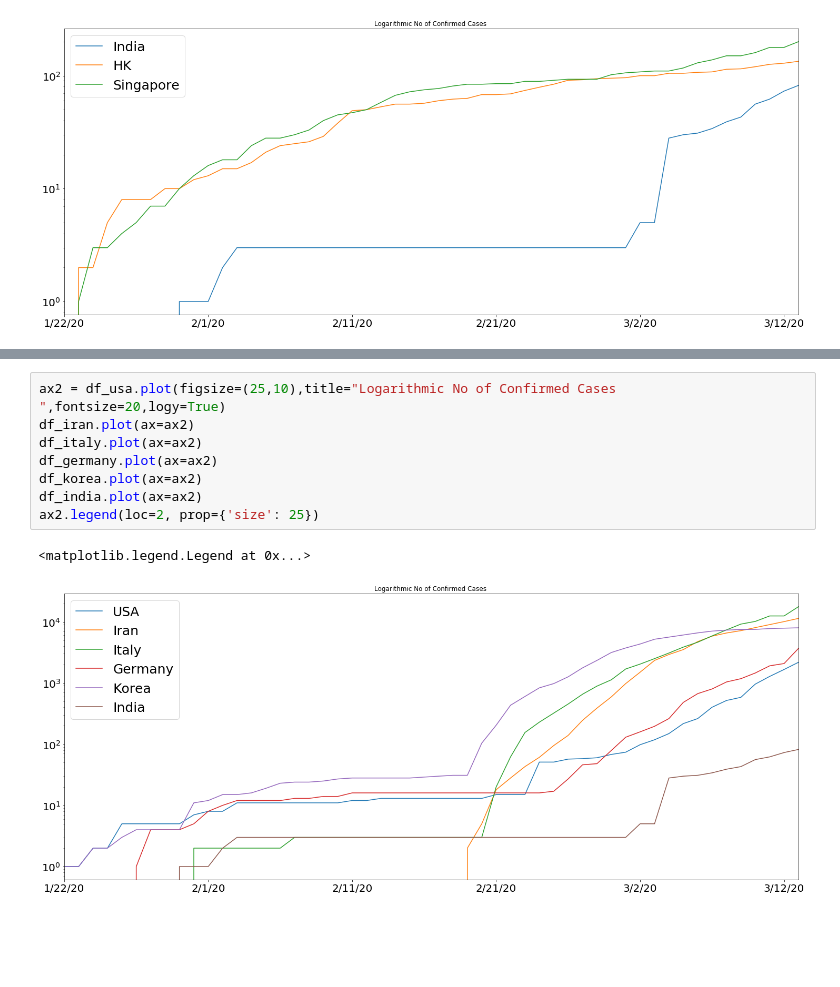
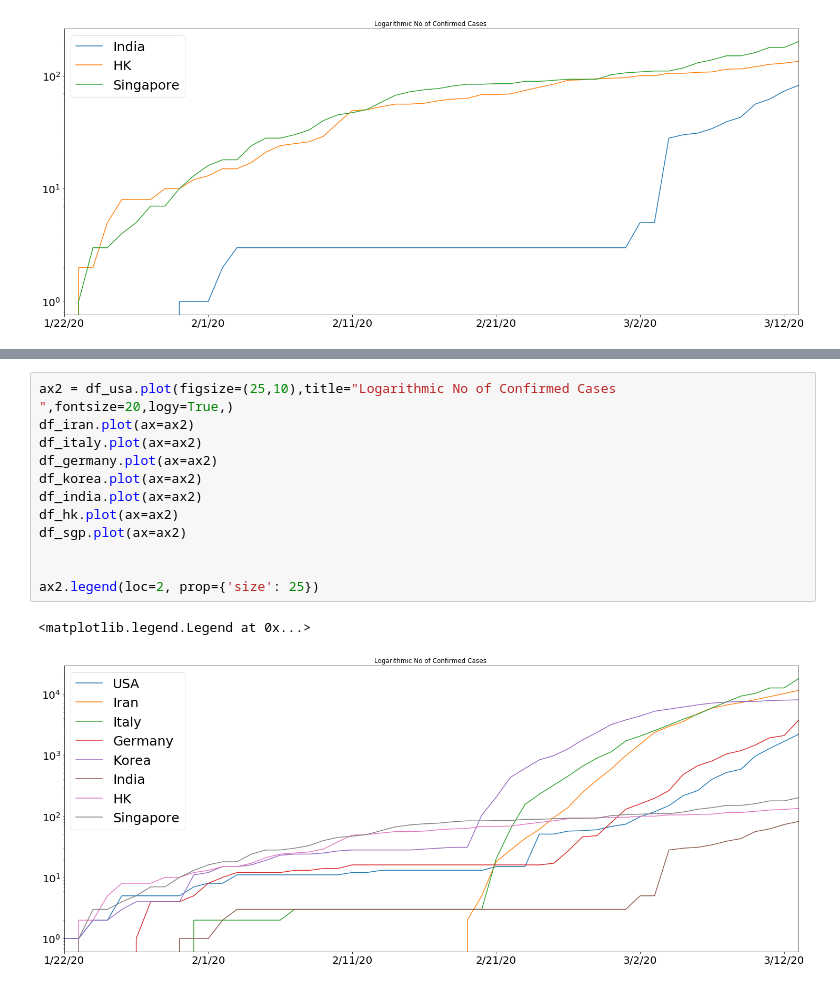
Before and after one commit to coolviki/corona_analysis, a Jupyter notebook: Corona_Analysis.ipynb, the cells around one changed output, grey strips where cells are left out. Cells and saved outputs as stored; diff of their text form; blank space fills up the shorter version.

```diff
--- a/Corona_Analysis.ipynb
+++ b/Corona_Analysis.ipynb
@@ -269,11 +268,15 @@ ax2.legend(loc=2, prop={'size': 25})
 # %%
-ax2 = df_usa.plot(figsize=(25,10),title="Logarithmic No of Confirmed Cases ",fontsize=20,logy=True)
+ax2 = df_usa.plot(figsize=(25,10),title="Logarithmic No of Confirmed Cases ",fontsize=20,logy=True,)
 df_iran.plot(ax=ax2)
 df_italy.plot(ax=ax2)
 df_germany.plot(ax=ax2)
 df_korea.plot(ax=ax2)
 df_india.plot(ax=ax2)
+df_hk.plot(ax=ax2)
+df_sgp.plot(ax=ax2)
+
+
 ax2.legend(loc=2, prop={'size': 25})
 # %% [output]
 <matplotlib.legend.Legend at 0x...>
-[figure, old version]
+[figure, new version]
```
Also changed, not shown: parts of 2 cells of this notebook.
